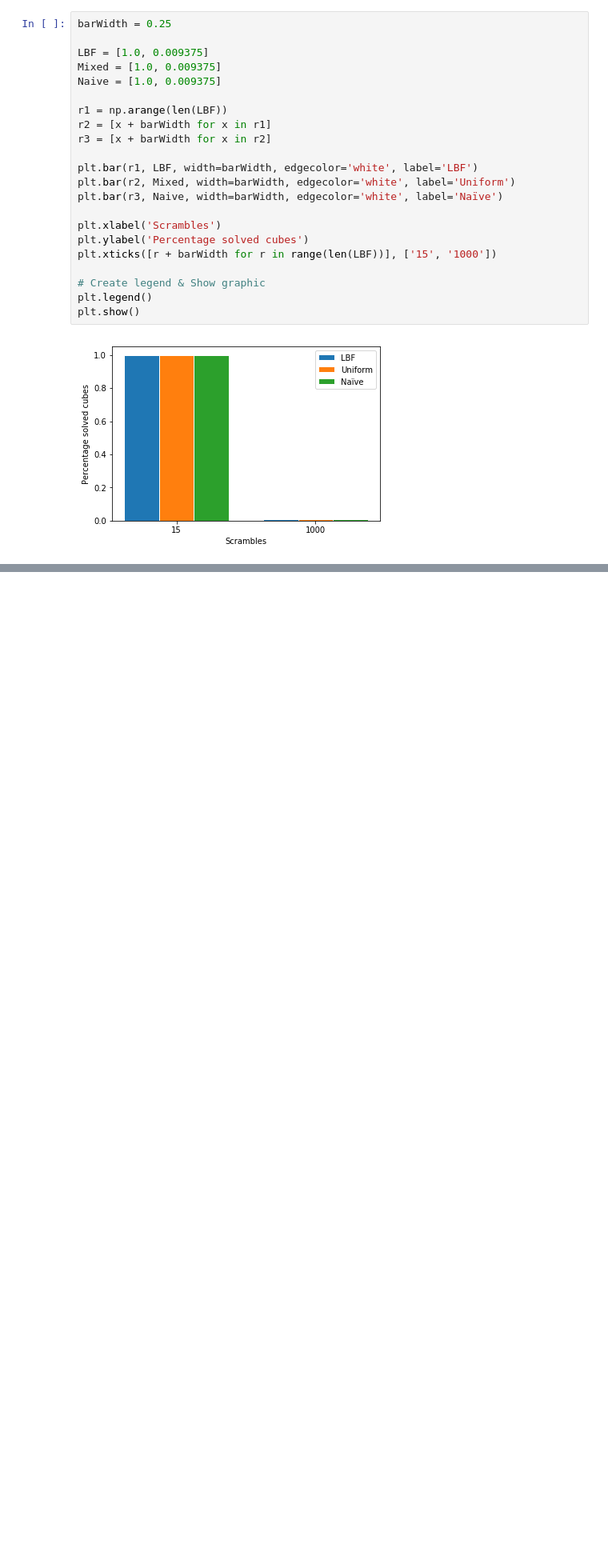
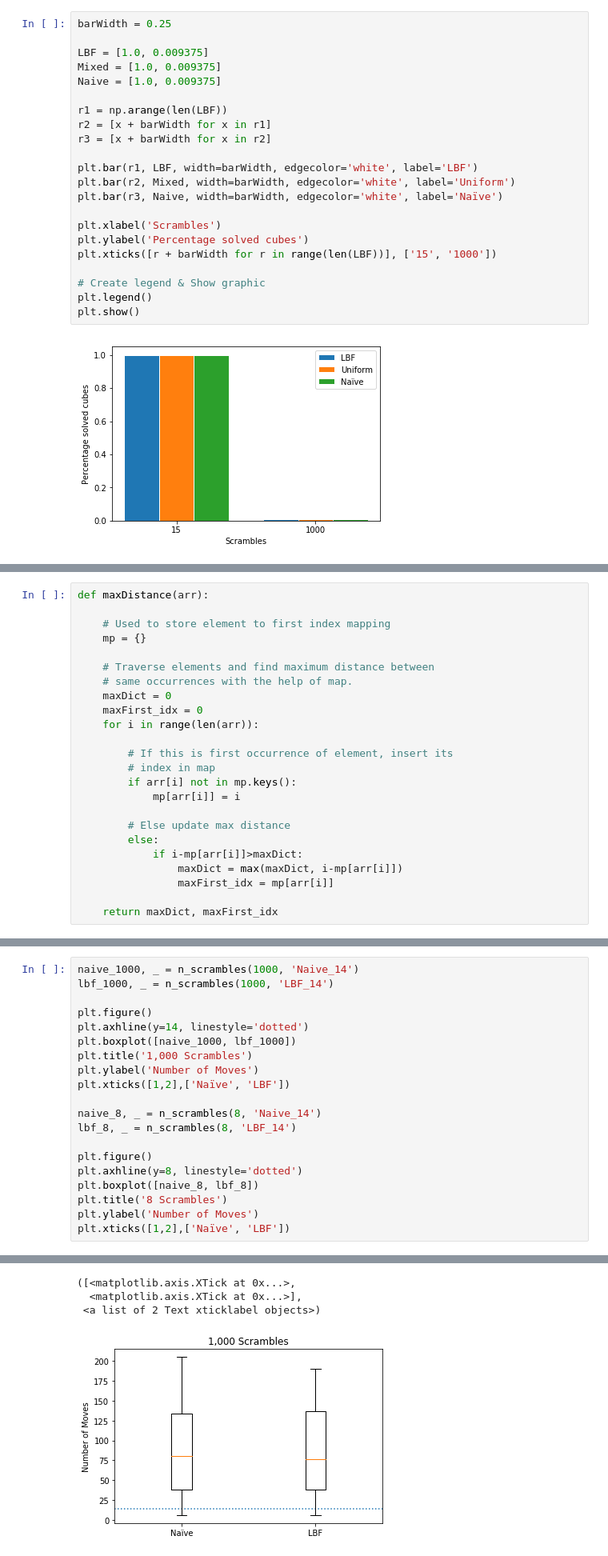
Before and after one commit to JoeHarrison/Thesis, a Jupyter notebook: Experiments/RL plots.ipynb, the cells around one changed output, grey strips where cells are left out. Shown at 80% size. Cells and saved outputs as stored; diff of their text form; blank space fills up the shorter version.

Commit message:
Adding boxplots

```diff
--- a/Experiments/RL plots.ipynb
+++ b/Experiments/RL plots.ipynb
@@ -333,0 +336,24 @@ plt.show()
+# %%
+def maxDistance(arr):
+
+    # Used to store element to first index mapping
+    mp = {}
+
+    # Traverse elements and find maximum distance between
+    # same occurrences with the help of map.
+    maxDict = 0
+    maxFirst_idx = 0
+    for i in range(len(arr)):
+
+        # If this is first occurrence of element, insert its
+        # index in map
+        if arr[i] not in mp.keys():
+            mp[arr[i]] = i
+
+        # Else update max distance
+        else:
+            if i-mp[arr[i]]>maxDict:
+                maxDict = max(maxDict, i-mp[arr[i]])
+                maxFirst_idx = mp[arr[i]]
+
+    return maxDict, maxFirst_idx
@@ -333,0 +421,21 @@ plt.show()
+# %%
+naive_1000, _ = n_scrambles(1000, 'Naive_14')
+lbf_1000, _ = n_scrambles(1000, 'LBF_14')
+
+plt.figure()
+plt.axhline(y=14, linestyle='dotted')
+plt.boxplot([naive_1000, lbf_1000])
+plt.title('1,000 Scrambles')
+plt.ylabel('Number of Moves')
+plt.xticks([1,2],['Naïve', 'LBF'])
+
+naive_8, _ = n_scrambles(8, 'Naive_14')
+lbf_8, _ = n_scrambles(8, 'LBF_14')
+
+plt.figure()
+plt.axhline(y=8, linestyle='dotted')
+plt.boxplot([naive_8, lbf_8])
+plt.title('8 Scrambles')
+plt.ylabel('Number of Moves')
+plt.xticks([1,2],['Naïve', 'LBF'])
+# %% [output]
@@ -333,0 +454,4 @@ plt.show()
+([<matplotlib.axis.XTick at 0x...>,
+  <matplotlib.axis.XTick at 0x...>],
+ <a list of 2 Text xticklabel objects>)
+[figure, added]
```
Also changed, not shown: parts of 9 cells of this notebook, 2 other files.
